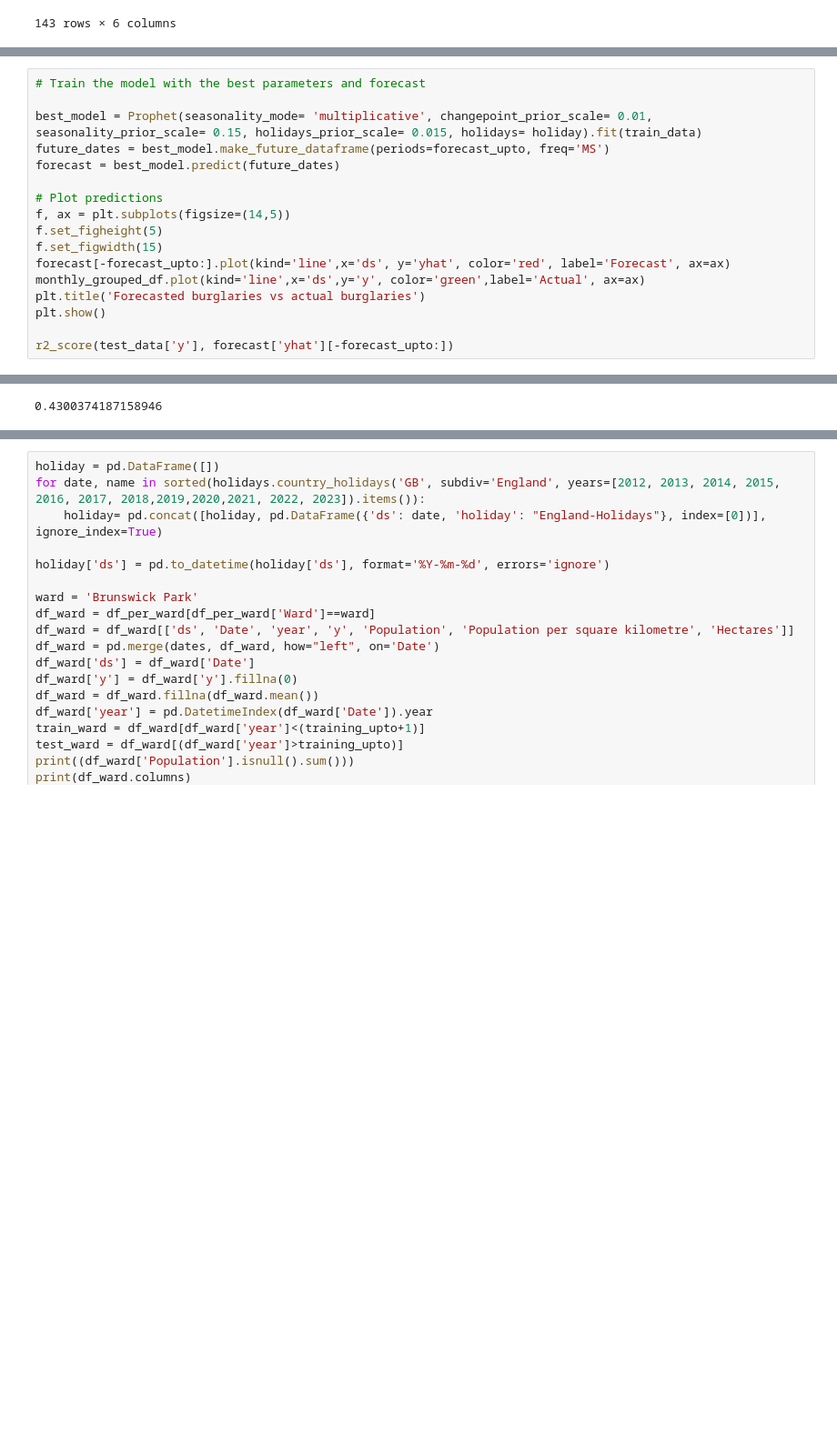
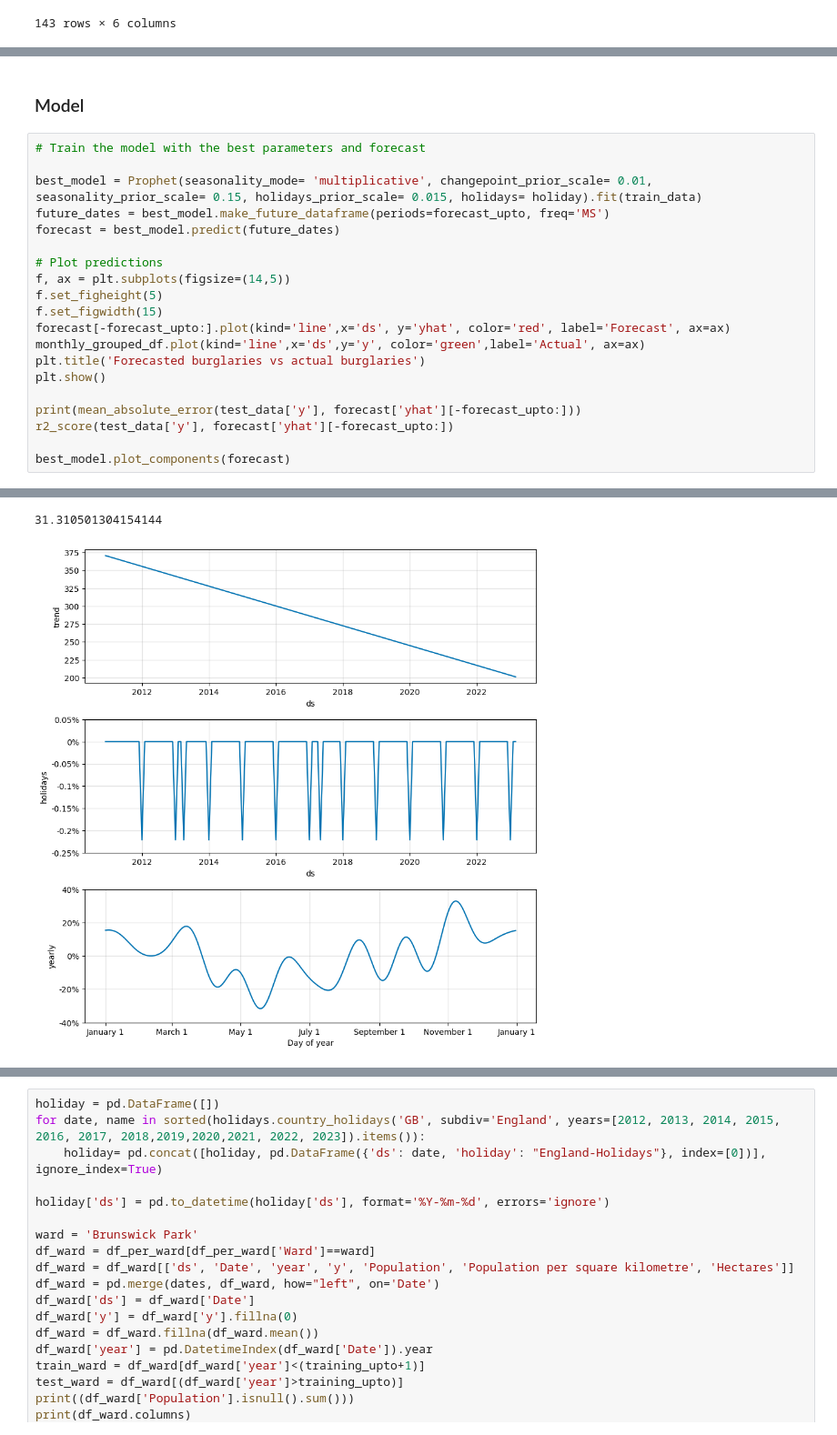
Before and after one commit to isavgt/JBG050-group11, a Jupyter notebook: forecast_prophet.ipynb, the cells around one changed output, grey strips where cells are left out. Shown at 91% size. Saved outputs shown, nothing was run; the diff lists cells and outputs as text; blank space fills up the shorter version.

```diff
--- a/forecast_prophet.ipynb
+++ b/forecast_prophet.ipynb
@@ -119,4 +108,6 @@ print("Best parameters", best_params)
 KeyboardInterrupt:
+# %% [markdown]
+### Model
 # %%
 # Train the model with the best parameters and forecast
 
@@ -133,5 +124,8 @@ monthly_grouped_df.plot(kind='line',x='ds',y='y', color='green',label='Actual',
 plt.title('Forecasted burglaries vs actual burglaries')
 plt.show()
 
+print(mean_absolute_error(test_data['y'], forecast['yhat'][-forecast_upto:]))
 r2_score(test_data['y'], forecast['yhat'][-forecast_upto:])
+
+best_model.plot_components(forecast)
 # %% [output]
@@ -140,2 +134,3 @@ r2_score(test_data['y'], forecast['yhat'][-forecast_upto:])
 [figure]
-0.4300374187158946
+31.310501304154144
+[figure, added]
```
Also changed, not shown: parts of 8 cells of this notebook.
